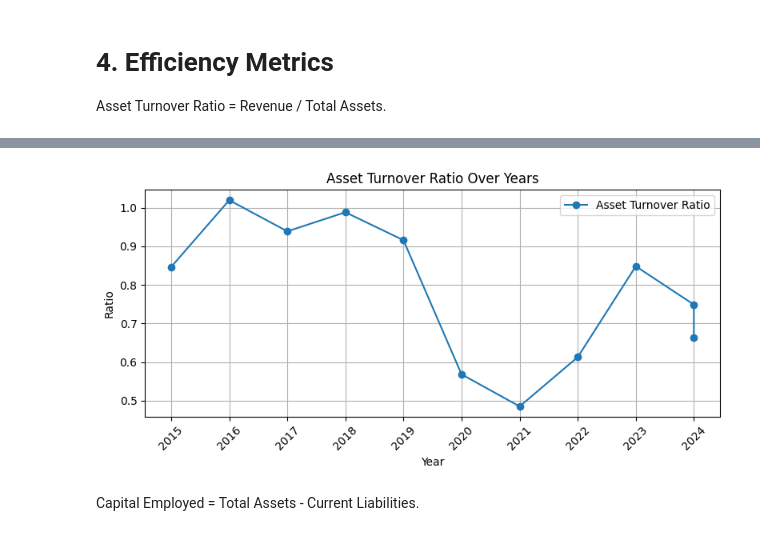
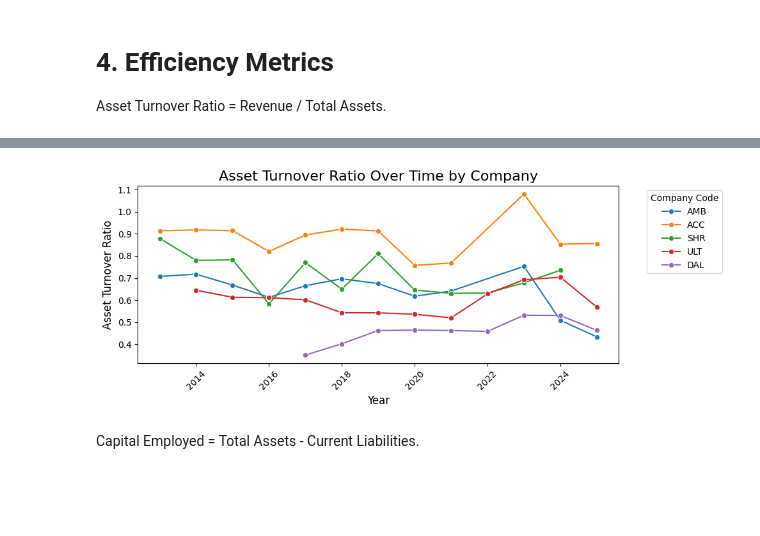
Before and after one commit to karankrish/Riskify, a Jupyter notebook: notebooks/Preprocessing/BalanceSheet.ipynb, the cells around one changed output, grey strips where cells are left out. Cells and saved outputs as stored; diff of their text form; code cells hidden in the pictures; blank space fills up the shorter version.

```diff
--- a/notebooks/Preprocessing/BalanceSheet.ipynb
+++ b/notebooks/Preprocessing/BalanceSheet.ipynb
@@ -353,18 +489,26 @@ df['Asset_Turnover_Ratio'] = merged_df['Sales'] / df['Avg_Total_Assets']
 # %%
 import matplotlib.pyplot as plt
+import seaborn as sns
 
-plt.figure(figsize=(8, 4))
-plt.plot(df['Year'], df['Asset_Turnover_Ratio'], marker='o', label='Asset Turnover Ratio')
-plt.title('Asset Turnover Ratio Over Years')
-plt.xlabel('Year')
-plt.ylabel('Ratio')
+# Step 1: Drop NaNs
+plot_df = merged_df.dropna(subset=['Asset_Turnover_Ratio'])
+
+# Step 2: Initialize plot
+plt.figure(figsize=(10, 4))
+sns.lineplot(data=plot_df, x='Year', y='Asset_Turnover_Ratio', hue='Company_Code', marker='o')
+
+# Step 3: Titles and labels
+plt.title('Asset Turnover Ratio Over Time by Company', fontsize=16)
+plt.xlabel('Year', fontsize=12)
+plt.ylabel('Asset Turnover Ratio', fontsize=12)
+plt.legend(title='Company Code', bbox_to_anchor=(1.05, 1), loc='upper left')
 plt.xticks(rotation=45)
-plt.grid(True)
-plt.legend()
 plt.tight_layout()
+
+# Step 4: Show plot
 plt.show()
 # %% [output]
-[figure, old version]
+[figure, new version]
 # %% [markdown]
 Capital Employed = Total Assets - Current Liabilities.
 # %%
```
Also changed, not shown: parts of 31 cells of this notebook.
